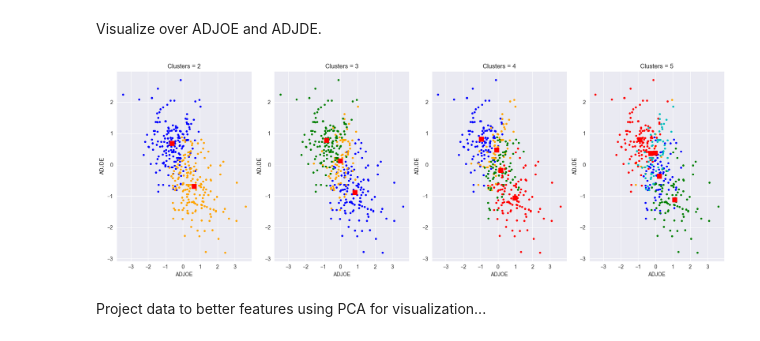
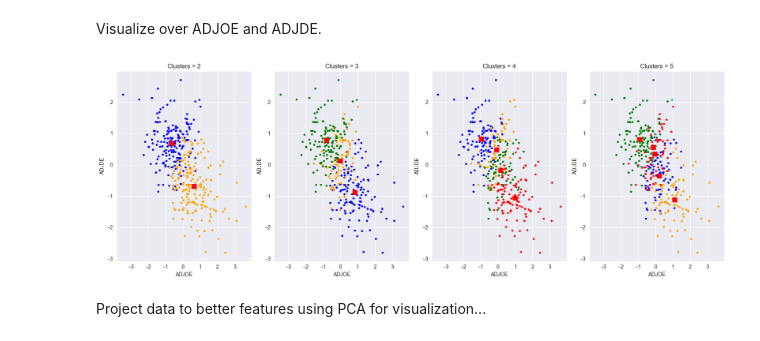
Before and after one commit to peetceenatoo/ncaa-mining, a Jupyter notebook: Scripts/Python/scikit_fuzzy_clustering.ipynb, the cells around one changed output. Cells and saved outputs as stored; diff of their text form; code cells hidden in the pictures.

```diff
--- a/Scripts/Python/scikit_fuzzy_clustering.ipynb
+++ b/Scripts/Python/scikit_fuzzy_clustering.ipynb
@@ -96,8 +97,9 @@ Preprocess...
 alldata = df.values
 
 # Set parameters
-num_seeds = 10
+num_seeds = 20
 num_clusters = 5
+fuzzyness = 2
 
 # Prepare colors
 colors = ['b', 'orange', 'g', 'r', 'c', 'm', 'y', 'k', 'Brown', 'ForestGreen']
@@ -112,12 +114,12 @@ for ncenters in range(2, num_clusters+1):
     for seed in range(num_seeds):
 
         # Compute fuzzy c-means clustering
-        cntr, u, u0, d, jm, p, fpc = fuzz.cluster.cmeans(alldata.T, ncenters, 2, error=0.005, maxiter=1000, init=None, seed=seed)
+        cntr, u, u0, d, jm, p, fpc = fuzz.cluster.cmeans(alldata.T, ncenters, fuzzyness, error=0.005, maxiter=1000, init=None, seed=seed)
 
         # Assign cluster centers
         cluster_centers = np.argmax(u, axis=0)
 
-        # Init a matrix with 2 rows and df.columns columns to compute the centroid of each cluster (cntr are wrong)
+        # Init a matrix with ncenters rows and df.columns columns to compute the centroid of each cluster (cntr are wrong)
         m = np.zeros((ncenters, df.shape[1]))
 
         # Compute centers (cntr are wrong)
@@ -129,34 +131,40 @@ for ncenters in range(2, num_clusters+1):
         # Store info
         info[ncenters, seed] = (m, cluster_centers, jm[-1], u)
 
+    # Save old info for later
+    old_info = info.copy()
+
     # Only select from info the info related to the seed with minimum jm
     best[ncenters] = info[ncenters, np.argmin([info[ncenters, seed][2] for seed in range(num_seeds)])]
+
+    # Save old info for later
+    old_best = best.copy()
 # %% [markdown]
 Visualize over ADJOE and ADJDE.
 # %%
 # One plot for each number of clusters
-fig1, axes1 = plt.subplots(1, num_clusters-1, figsize=(17, 6))
+fig, axes = plt.subplots(1, num_clusters-1, figsize=(17, 6))
 
-for ncenters, ax in enumerate(axes1.reshape(-1), 2):
+for ncenters, ax in enumerate(axes.reshape(-1), 2):
 
     # Plot data
     for j in range(ncenters):
         # Plot over PC1 and PC2 data such that their cluster_center == j
         ax.plot(df['ADJOE'][best[ncenters][1] == j], df['ADJDE'][best[ncenters][1] == j], '.', color=colors[j])
 
     # Mark the center of each fuzzy cluster
     for pt in best[ncenters][0]:
         ax.plot(pt[2], pt[3], 'rs', markersize=8)
 
     # Add title to the plot
     ax.set_title('Clusters = {0}'.format(ncenters))
     # Add labels to the plot
     ax.set_xlabel('ADJOE')
     ax.set_ylabel('ADJDE')
 
-fig1.tight_layout()
+fig.tight_layout()
 # %% [output]
-[figure, old version]
+[figure, new version]
 # %% [markdown]
 Project data to better features using PCA for visualization...
 # %%
```
Also changed, not shown: parts of 31 cells of this notebook.
